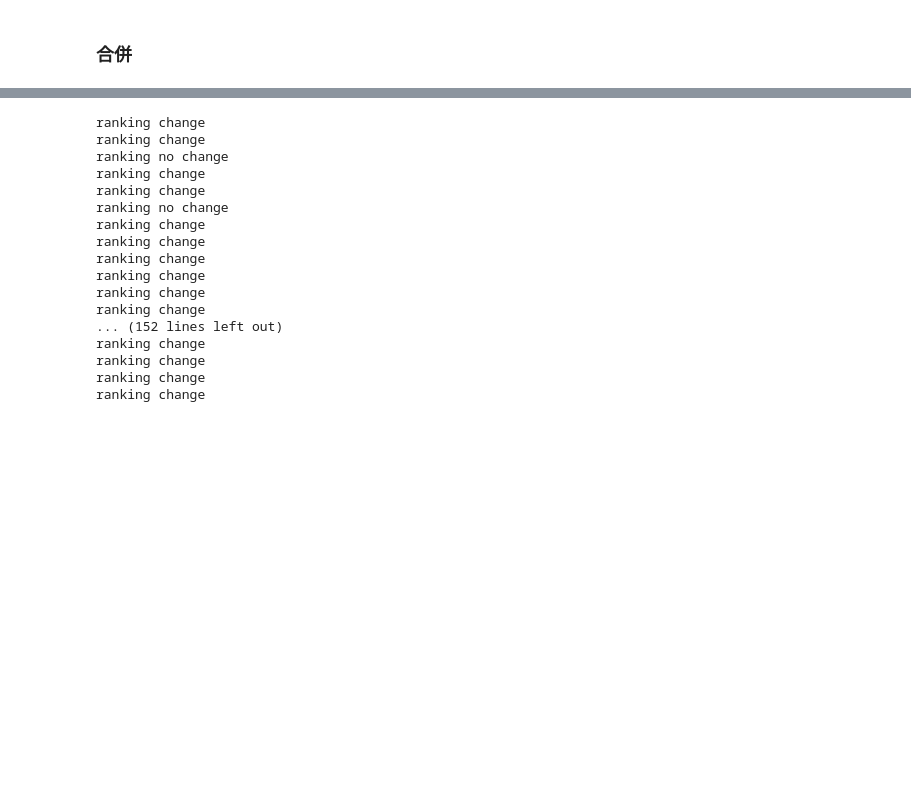
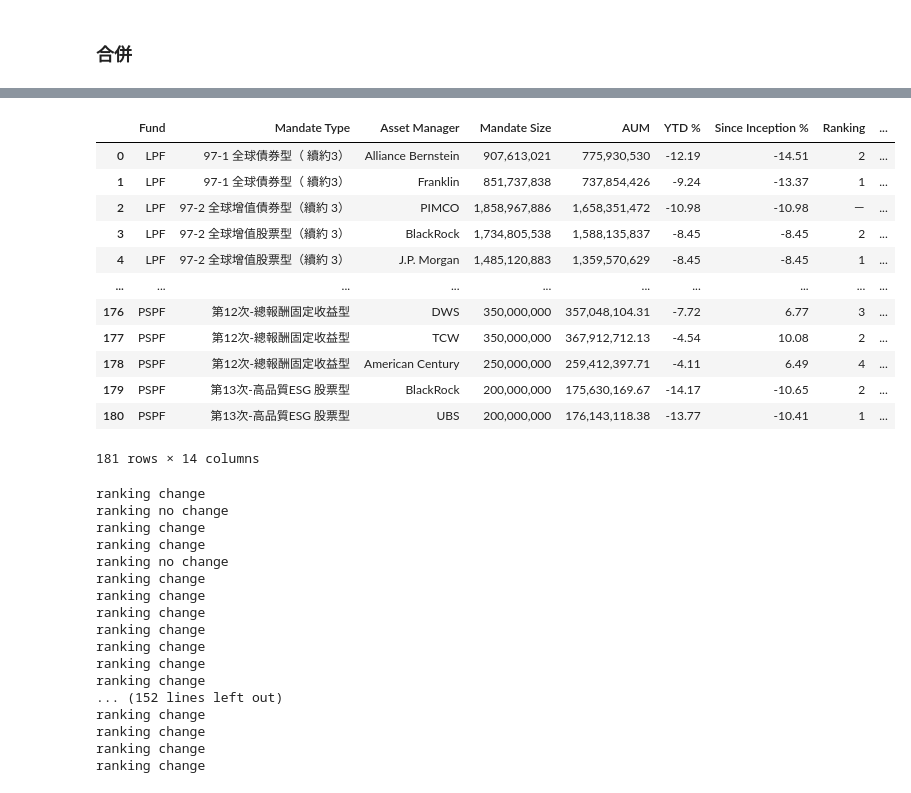
Before and after one commit to andyHSU-DS/Intern_Portfolio, a Jupyter notebook: 政府基金運用情形/Module/PageThree.ipynb, the cells around one changed output, grey strips where cells are left out. Drawn from its saved outputs; the diff is of its cells as text; code cells hidden in the pictures; blank space fills up the shorter version.

```diff
--- a/政府基金運用情形/Module/PageThree.ipynb
+++ b/政府基金運用情形/Module/PageThree.ipynb
@@ -473,7 +563,7 @@ PSPF_LIST = []
 退撫目標基金的名稱   = []
 PSPF_FUND_NAMES    = []
 for PDF_file in PDF_files:
-    if '基金運用情形' in PDF_file:
+    if '基金運用情形' in PDF_file and '.pdf' in PDF_file:
         退撫_PDF = pr.open(input_path+'/'+PDF_file)
         #從0開始
         #是一個list
@@ -601,7 +691,7 @@ LIF_LIST = []
 勞保目標基金的名稱   = []
 LIF_FUND_NAMES    = []
 for PDF_file in PDF_files:
-    if '勞工保險' in PDF_file:
+    if '勞工保險' in PDF_file and '.pdf' in PDF_file:
         勞保_PDF = pr.open(input_path+'/'+PDF_file)
         #從0開始
         #是一個list
@@ -831,5 +905,23 @@ GFI
+# %%
+新舊合併_去重複_new
+# %% [output]
+|  | Fund | Mandate Type | Asset Manager | Mandate Size | AUM | YTD % | Since Inception % | Ranking | ... |
+| 0 | LPF | 97-1 全球債券型（ 續約3） | Alliance Bernstein | 907,613,021 | 775,930,530 | -12.19 | -14.51 | 2 | ... |
+| 1 | LPF | 97-1 全球債券型（ 續約3） | Franklin | 851,737,838 | 737,854,426 | -9.24 | -13.37 | 1 | ... |
+| 2 | LPF | 97-2 全球增值債券型（續約 3） | PIMCO | 1,858,967,886 | 1,658,351,472 | -10.98 | -10.98 | － | ... |
+| 3 | LPF | 97-2 全球增值股票型（續約 3） | BlackRock | 1,734,805,538 | 1,588,135,837 | -8.45 | -8.45 | 2 | ... |
+| 4 | LPF | 97-2 全球增值股票型（續約 3） | J.P. Morgan | 1,485,120,883 | 1,359,570,629 | -8.45 | -8.45 | 1 | ... |
+| ... | ... | ... | ... | ... | ... | ... | ... | ... | ... |
+| 176 | PSPF | 第12次-總報酬固定收益型 | DWS | 350,000,000 | 357,048,104.31 | -7.72 | 6.77 | 3 | ... |
+| 177 | PSPF | 第12次-總報酬固定收益型 | TCW | 350,000,000 | 367,912,712.13 | -4.54 | 10.08 | 2 | ... |
+| 178 | PSPF | 第12次-總報酬固定收益型 | American Century | 250,000,000 | 259,412,397.71 | -4.11 | 6.49 | 4 | ... |
+| 179 | PSPF | 第13次-高品質ESG 股票型 | BlackRock | 200,000,000 | 175,630,169.67 | -14.17 | -10.65 | 2 | ... |
+| 180 | PSPF | 第13次-高品質ESG 股票型 | UBS | 200,000,000 | 176,143,118.38 | -13.77 | -10.41 | 1 | ... |
+181 rows × 14 columns
 # %%
 #先skip
+GFI['Asset Manager'] = GFI['Asset Manager'].astype('str')
+新舊合併_去重複_new['Asset Manager'] = 新舊合併_去重複_new['Asset Manager'].astype('str')
 a = 0
 match  = []
 for x in range(len(新舊合併_去重複_new)):
@@ -849,7 +941,6 @@ for x in range(len(新舊合併_去重複_new)):
         else:
             pass
 # %% [output]
-ranking change
 ranking change
 ranking no change
 ranking change
@@ -861,6 +952,7 @@ ranking change
 ranking change
 ranking change
 ranking change
+ranking change
 ... (152 lines left out)
 ranking change
 ranking change
```
Also changed, not shown: parts of 16 cells of this notebook, 28 other files.
